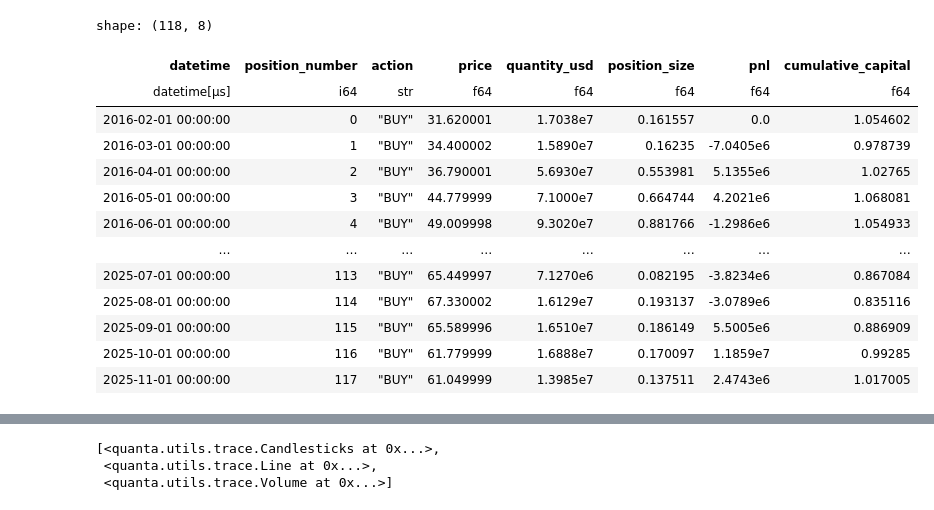
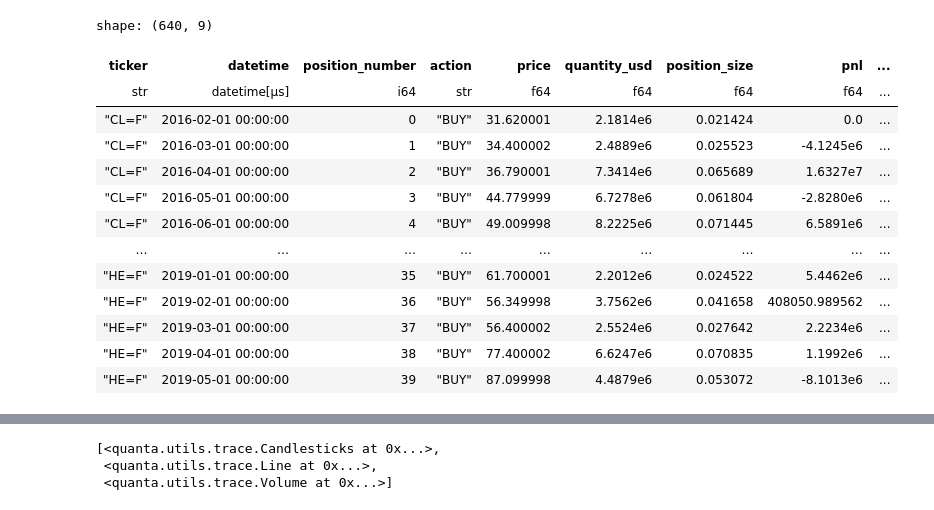
Before and after one commit to MiletoCarmelo/QuanTa, a Jupyter notebook: notebooks/momentum_strategy copy.ipynb, the cells around one changed output, grey strips where cells are left out. Saved outputs shown, nothing was run; the diff lists cells and outputs as text; code cells hidden in the pictures.

```diff
--- a/notebooks/momentum_strategy copy.ipynb
+++ b/notebooks/momentum_strategy copy.ipynb
@@ -118,6 +161,7 @@ for sym_key, sym_value in tickers_map.items():  # Itère sur (clé, valeur)
 
 # Concatène tous les DataFrames
 df = pl.concat(df_list) if df_list else pl.DataFrame()
+df = clean_price_data(df)
 df = add_daily_returns(df)
 df
 # %% [output]
@@ -539,6 +597,25 @@ def backtest_baltas_kosowski_fractional(
 
             weights = details['weights']
 
+            # Si un des composants est NaN, ça explique tout
+            if any(np.isnan(v) for v in details['volatilities'].values()):
+                print("⚠️ VOLATILITY NaN detected!")
+                print(f"\n=== Month {i}: {month} ===")
+                print(f"Data points: {len(hist_until_month)}")
+                print(f"Signals: {details['signals']}")
+                print(f"Volatilities: {details['volatilities']}")
+                print(f"Weights: {details['weights']}")
+                break
+
+            if np.isnan(details['correlation_factor']):
+                print("⚠️ CORRELATION FACTOR NaN detected!")
+                print(f"\n=== Month {i}: {month} ===")
+                print(f"Data points: {len(hist_until_month)}")
+                print(f"Signals: {details['signals']}")
+                print(f"Correlation Factor: {details['correlation_factor']}")
+                print(f"Weights: {details['weights']}")
+                break
+
 
             # Determine next month boundary
             if i+1 < len(months) - 1:
@@ -559,16 +636,16 @@ def backtest_baltas_kosowski_fractional(
                 symbol_data = month_data.filter(pl.col('symbol') == symbol)
 
                 if len(symbol_data) > 1:
-                    # Use cumulative daily returns for the month
-                    daily_rets = symbol_data['daily_return'].drop_nulls()
+                    # ✅ Simple: prix final / prix initial - 1
+                    start_price = symbol_data['close'].head(1)[0]
+                    end_price = symbol_data['close'].tail(1)[0]
 
-                    if len(daily_rets) > 0:
-                        month_returns[symbol] = (1 + daily_rets).product() - 1
+                    if start_price > 0:
+                        month_returns[symbol] = (end_price - start_price) / abs(start_price)
                     else:
                         month_returns[symbol] = 0
                 else:
                     month_returns[symbol] = 0
-
 
             # Portfolio return = Σ(weight_i × return_i)
             portfolio_return = sum(
@@ -592,7 +669,7 @@ def backtest_baltas_kosowski_fractional(
 backtest_frac = backtest_baltas_kosowski_fractional(
     df,
     initial_capital=initial,
-    portfolio_target_sigma=0.43
+    portfolio_target_sigma=portfolio_target_sigma
 )
 
 # Performance finale (CORRIGÉE)
@@ -667,28 +751,30 @@ def create_trades_from_backtest(backtest_results: pl.DataFrame, symbol_to_plot:
 
     return pl.DataFrame(trades_list)
 # %%
+tickers = [sym_value for _, sym_value in tickers_map.items()]
+
 # UTILISE CETTE VERSION
 trades_bk = create_trades_from_backtest(
     backtest_frac,
-    symbol_to_plot='CL=F',  # ← Spécifie CL uniquement
+    tickers=tickers,  # ← Spécifie CL uniquement
     initial_capital=initial
 )
 trades_bk
 # %% [output]
-shape: (118, 8)
+shape: (640, 9)
-| datetime | position_number | action | price | quantity_usd | position_size | pnl | cumulative_capital |
-| datetime[μs] | i64 | str | f64 | f64 | f64 | f64 | f64 |
-| 2016-02-01 00:00:00 | 0 | "BUY" | 31.620001 | 1.7038e7 | 0.161557 | 0.0 | 1.054602 |
-| 2016-03-01 00:00:00 | 1 | "BUY" | 34.400002 | 1.5890e7 | 0.16235 | -7.0405e6 | 0.978739 |
-| 2016-04-01 00:00:00 | 2 | "BUY" | 36.790001 | 5.6930e7 | 0.553981 | 5.1355e6 | 1.02765 |
-| 2016-05-01 00:00:00 | 3 | "BUY" | 44.779999 | 7.1000e7 | 0.664744 | 4.2021e6 | 1.068081 |
-| 2016-06-01 00:00:00 | 4 | "BUY" | 49.009998 | 9.3020e7 | 0.881766 | -1.2986e6 | 1.054933 |
-| … | … | … | … | … | … | … | … |
-| 2025-07-01 00:00:00 | 113 | "BUY" | 65.449997 | 7.1270e6 | 0.082195 | -3.8234e6 | 0.867084 |
-| 2025-08-01 00:00:00 | 114 | "BUY" | 67.330002 | 1.6129e7 | 0.193137 | -3.0789e6 | 0.835116 |
-| 2025-09-01 00:00:00 | 115 | "BUY" | 65.589996 | 1.6510e7 | 0.186149 | 5.5005e6 | 0.886909 |
-| 2025-10-01 00:00:00 | 116 | "BUY" | 61.779999 | 1.6888e7 | 0.170097 | 1.1859e7 | 0.99285 |
-| 2025-11-01 00:00:00 | 117 | "BUY" | 61.049999 | 1.3985e7 | 0.137511 | 2.4743e6 | 1.017005 |
+| ticker | datetime | position_number | action | price | quantity_usd | position_size | pnl | ... |
+| str | datetime[μs] | i64 | str | f64 | f64 | f64 | f64 | ... |
+| "CL=F" | 2016-02-01 00:00:00 | 0 | "BUY" | 31.620001 | 2.1814e6 | 0.021424 | 0.0 | ... |
+| "CL=F" | 2016-03-01 00:00:00 | 1 | "BUY" | 34.400002 | 2.4889e6 | 0.025523 | -4.1245e6 | ... |
+| "CL=F" | 2016-04-01 00:00:00 | 2 | "BUY" | 36.790001 | 7.3414e6 | 0.065689 | 1.6327e7 | ... |
+| "CL=F" | 2016-05-01 00:00:00 | 3 | "BUY" | 44.779999 | 6.7278e6 | 0.061804 | -2.8280e6 | ... |
+| "CL=F" | 2016-06-01 00:00:00 | 4 | "BUY" | 49.009998 | 8.2225e6 | 0.071445 | 6.5891e6 | ... |
+| … | … | … | … | … | … | … | … | ... |
+| "HE=F" | 2019-01-01 00:00:00 | 35 | "BUY" | 61.700001 | 2.2012e6 | 0.024522 | 5.4462e6 | ... |
+| "HE=F" | 2019-02-01 00:00:00 | 36 | "BUY" | 56.349998 | 3.7562e6 | 0.041658 | 408050.989562 | ... |
+| "HE=F" | 2019-03-01 00:00:00 | 37 | "BUY" | 56.400002 | 2.5524e6 | 0.027642 | 2.2234e6 | ... |
+| "HE=F" | 2019-04-01 00:00:00 | 38 | "BUY" | 77.400002 | 6.6247e6 | 0.070835 | 1.1992e6 | ... |
+| "HE=F" | 2019-05-01 00:00:00 | 39 | "BUY" | 87.099998 | 4.4879e6 | 0.053072 | -8.1013e6 | ... |
 # %%
 from quanta.clients.chart import ChartClient
 chart_client = ChartClient()
```
Also changed, not shown: parts of 8 cells of this notebook.
